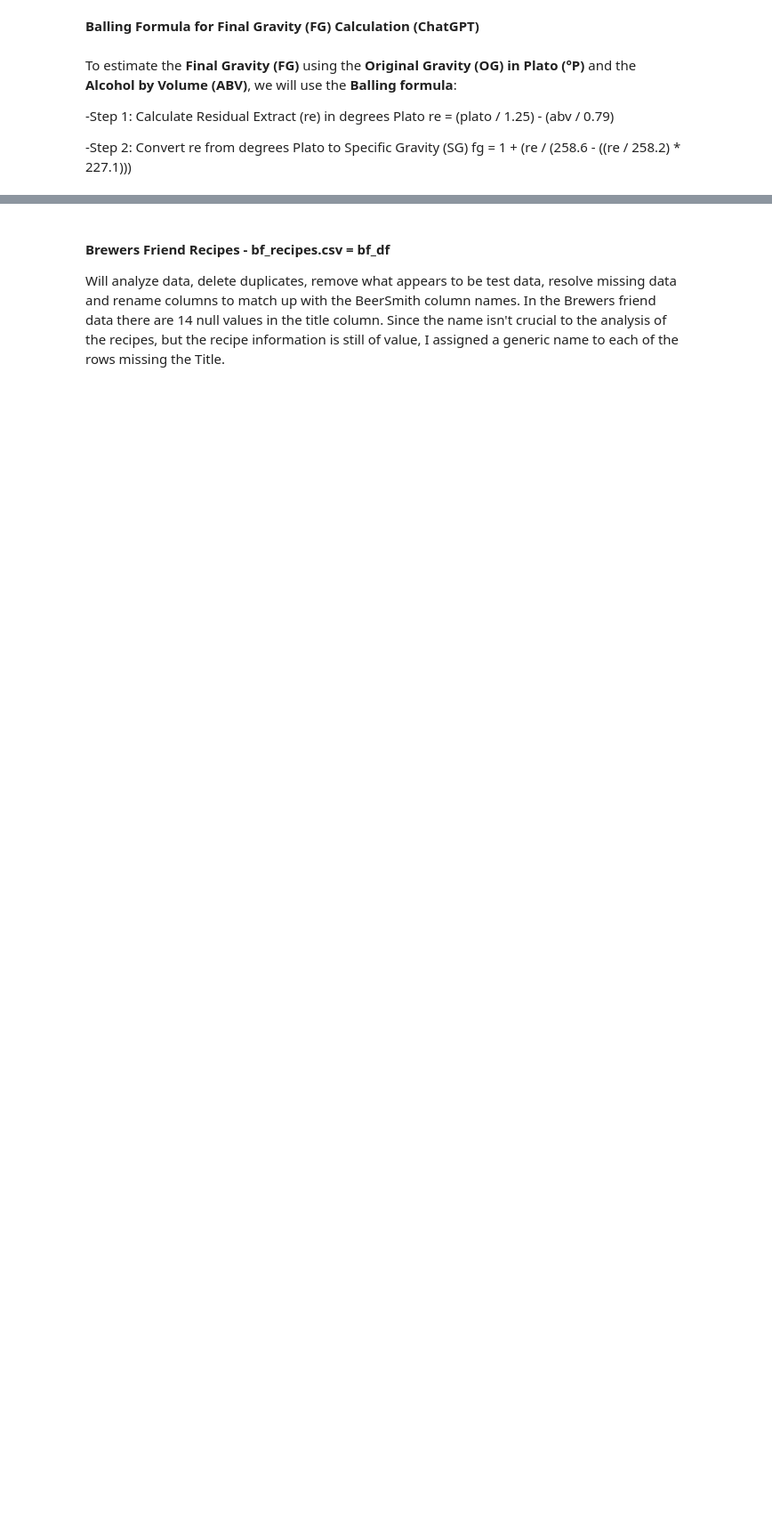
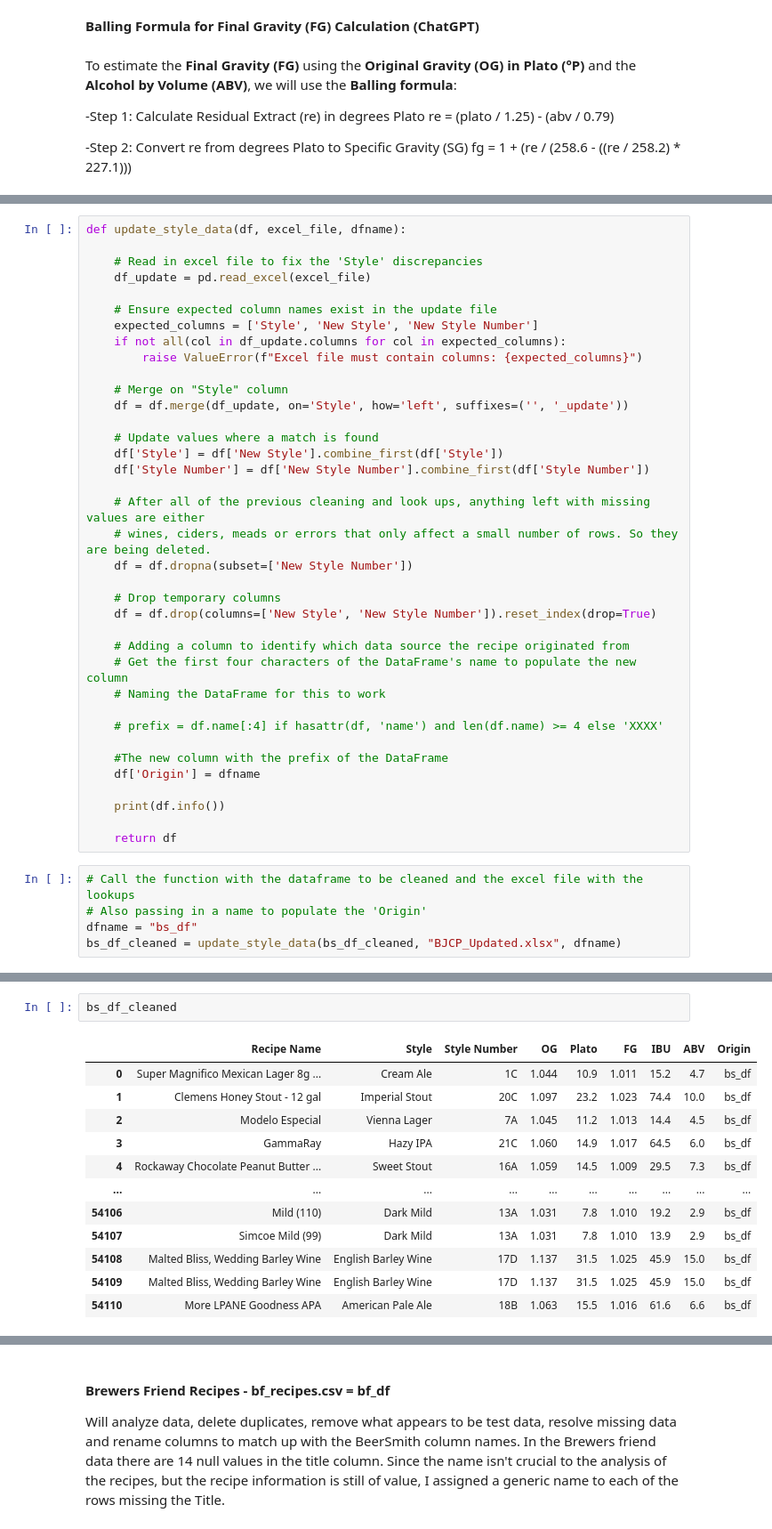
Before and after one commit to Redsoxin7/beer_recipes, a Jupyter notebook: Beer_capstone.ipynb, the cells around one changed output, grey strips where cells are left out. Shown at 89% size. Drawn from its saved outputs; the diff is of its cells as text; blank space fills up the shorter version.

Commit message:
Additional features to track the origin of the data in the combined dataframe. Further cleanup.

```diff
--- a/Beer_capstone.ipynb
+++ b/Beer_capstone.ipynb
@@ -407,0 +497,42 @@ print(bs_df_cleaned)
+# %%
+def update_style_data(df, excel_file, dfname):
+
+    # Read in excel file to fix the 'Style' discrepancies
+    df_update = pd.read_excel(excel_file)
+
+    # Ensure expected column names exist in the update file
+    expected_columns = ['Style', 'New Style', 'New Style Number']
+    if not all(col in df_update.columns for col in expected_columns):
+        raise ValueError(f"Excel file must contain columns: {expected_columns}")
+
+    # Merge on "Style" column
+    df = df.merge(df_update, on='Style', how='left', suffixes=('', '_update'))
+
+    # Update values where a match is found
+    df['Style'] = df['New Style'].combine_first(df['Style'])
+    df['Style Number'] = df['New Style Number'].combine_first(df['Style Number'])
+
+    # After all of the previous cleaning and look ups, anything left with missing values are either
+    # wines, ciders, meads or errors that only affect a small number of rows. So they are being deleted.
+    df = df.dropna(subset=['New Style Number'])
+
+    # Drop temporary columns
+    df = df.drop(columns=['New Style', 'New Style Number']).reset_index(drop=True)
+
+    # Adding a column to identify which data source the recipe originated from
+    # Get the first four characters of the DataFrame's name to populate the new column
+    # Naming the DataFrame for this to work
+
+    # prefix = df.name[:4] if hasattr(df, 'name') and len(df.name) >= 4 else 'XXXX'
+
+    #The new column with the prefix of the DataFrame
+    df['Origin'] = dfname
+
+    print(df.info())
+
+    return df
+# %%
+# Call the function with the dataframe to be cleaned and the excel file with the lookups
+# Also passing in a name to populate the 'Origin'
+dfname = "bs_df"
+bs_df_cleaned = update_style_data(bs_df_cleaned, "BJCP_Updated.xlsx", dfname)
@@ -407,0 +557,15 @@ print(bs_df_cleaned)
+# %%
+bs_df_cleaned
+# %% [output]
+|  | Recipe Name | Style | Style Number | OG | Plato | FG | IBU | ABV | Origin |
+| 0 | Super Magnifico Mexican Lager 8g ... | Cream Ale | 1C | 1.044 | 10.9 | 1.011 | 15.2 | 4.7 | bs_df |
+| 1 | Clemens Honey Stout - 12 gal | Imperial Stout | 20C | 1.097 | 23.2 | 1.023 | 74.4 | 10.0 | bs_df |
+| 2 | Modelo Especial | Vienna Lager | 7A | 1.045 | 11.2 | 1.013 | 14.4 | 4.5 | bs_df |
+| 3 | GammaRay | Hazy IPA | 21C | 1.060 | 14.9 | 1.017 | 64.5 | 6.0 | bs_df |
+| 4 | Rockaway Chocolate Peanut Butter ... | Sweet Stout | 16A | 1.059 | 14.5 | 1.009 | 29.5 | 7.3 | bs_df |
+| ... | ... | ... | ... | ... | ... | ... | ... | ... | ... |
+| 54106 | Mild (110) | Dark Mild | 13A | 1.031 | 7.8 | 1.010 | 19.2 | 2.9 | bs_df |
+| 54107 | Simcoe Mild (99) | Dark Mild | 13A | 1.031 | 7.8 | 1.010 | 13.9 | 2.9 | bs_df |
+| 54108 | Malted Bliss, Wedding Barley Wine | English Barley Wine | 17D | 1.137 | 31.5 | 1.025 | 45.9 | 15.0 | bs_df |
+| 54109 | Malted Bliss, Wedding Barley Wine | English Barley Wine | 17D | 1.137 | 31.5 | 1.025 | 45.9 | 15.0 | bs_df |
+| 54110 | More LPANE Goodness APA | American Pale Ale | 18B | 1.063 | 15.5 | 1.016 | 61.6 | 6.6 | bs_df |
```
Also changed, not shown: parts of 21 cells of this notebook, 3 other files.
